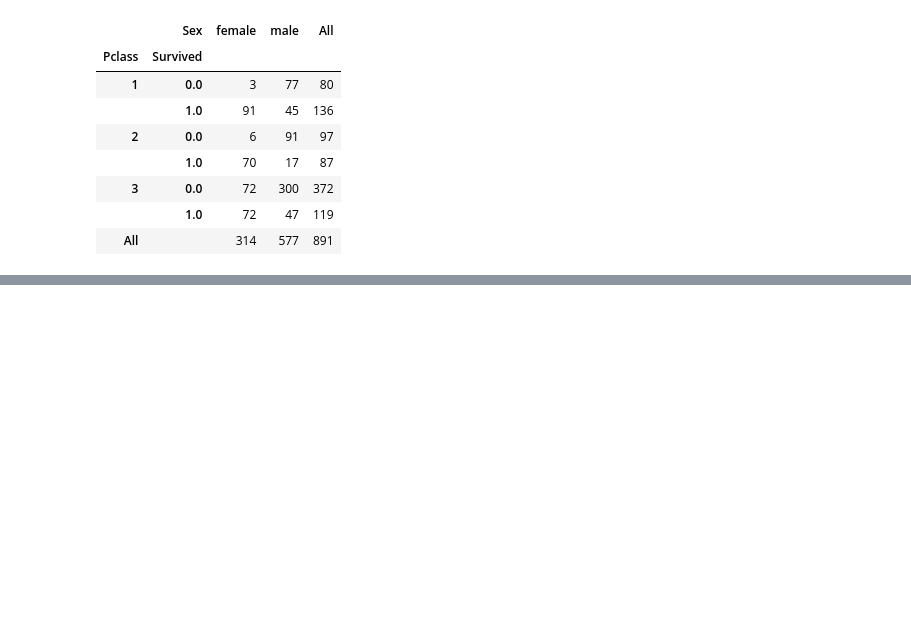
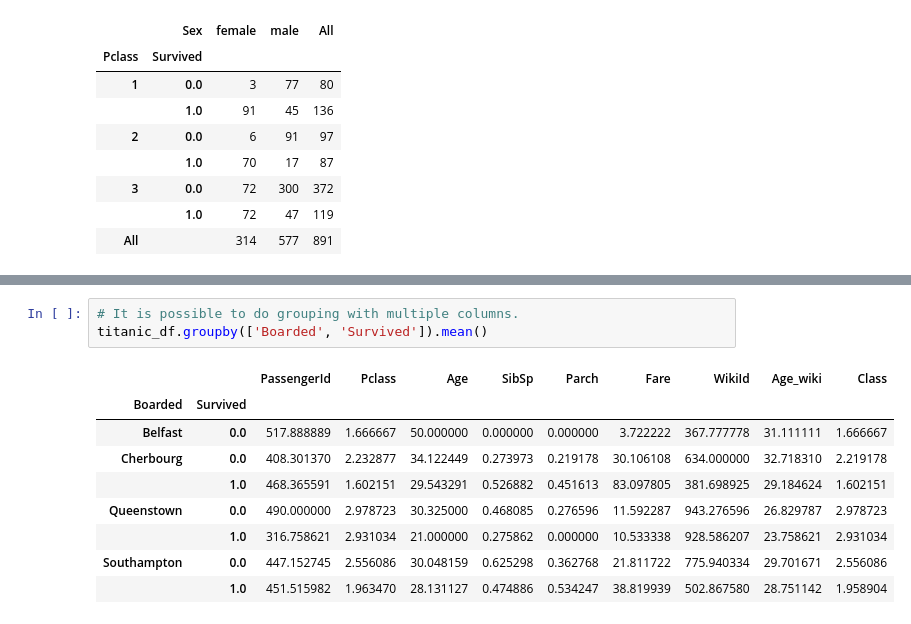
Before and after one commit to ReutEdvi/pandas, a Jupyter notebook: PandasDemo.ipynb, the cells around one changed output, grey strips where cells are left out. Drawn from its saved outputs; the diff is of its cells as text; blank space fills up the shorter version.

```diff
--- a/PandasDemo.ipynb
+++ b/PandasDemo.ipynb
@@ -142,0 +338,13 @@ class_freq_df
+# %%
+# It is possible to do grouping with multiple columns.
+titanic_df.groupby(['Boarded', 'Survived']).mean()
+# %% [output]
+|  |  | PassengerId | Pclass | Age | SibSp | Parch | Fare | WikiId | Age_wiki | Class |
+| Boarded | Survived |  |  |  |  |  |  |  |  |  |
+| Belfast | 0.0 | 517.888889 | 1.666667 | 50.000000 | 0.000000 | 0.000000 | 3.722222 | 367.777778 | 31.111111 | 1.666667 |
+| Cherbourg | 0.0 | 408.301370 | 2.232877 | 34.122449 | 0.273973 | 0.219178 | 30.106108 | 634.000000 | 32.718310 | 2.219178 |
+|  | 1.0 | 468.365591 | 1.602151 | 29.543291 | 0.526882 | 0.451613 | 83.097805 | 381.698925 | 29.184624 | 1.602151 |
+| Queenstown | 0.0 | 490.000000 | 2.978723 | 30.325000 | 0.468085 | 0.276596 | 11.592287 | 943.276596 | 26.829787 | 2.978723 |
+|  | 1.0 | 316.758621 | 2.931034 | 21.000000 | 0.275862 | 0.000000 | 10.533338 | 928.586207 | 23.758621 | 2.931034 |
+| Southampton | 0.0 | 447.152745 | 2.556086 | 30.048159 | 0.625298 | 0.362768 | 21.811722 | 775.940334 | 29.701671 | 2.556086 |
+|  | 1.0 | 451.515982 | 1.963470 | 28.131127 | 0.474886 | 0.534247 | 38.819939 | 502.867580 | 28.751142 | 1.958904 |
```
Also changed, not shown: parts of 27 cells of this notebook.
